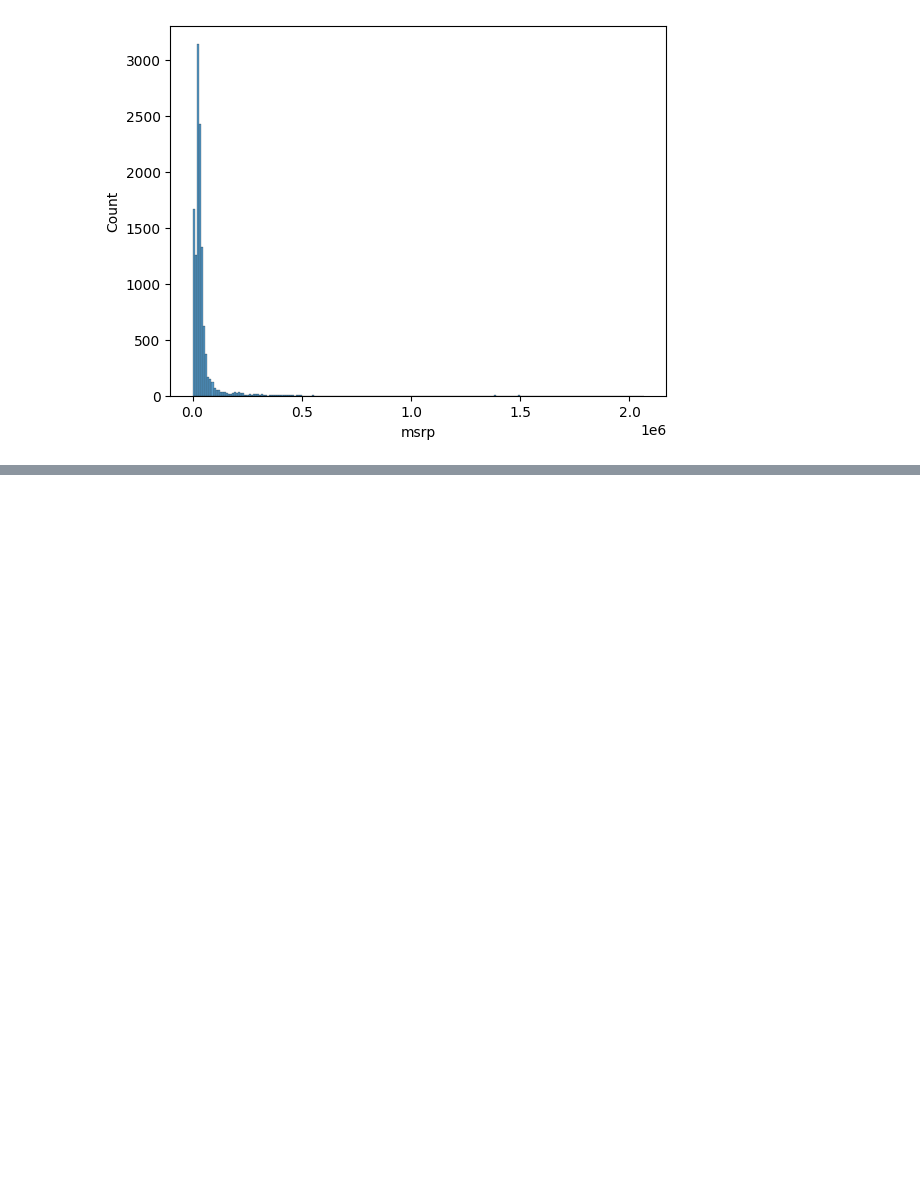
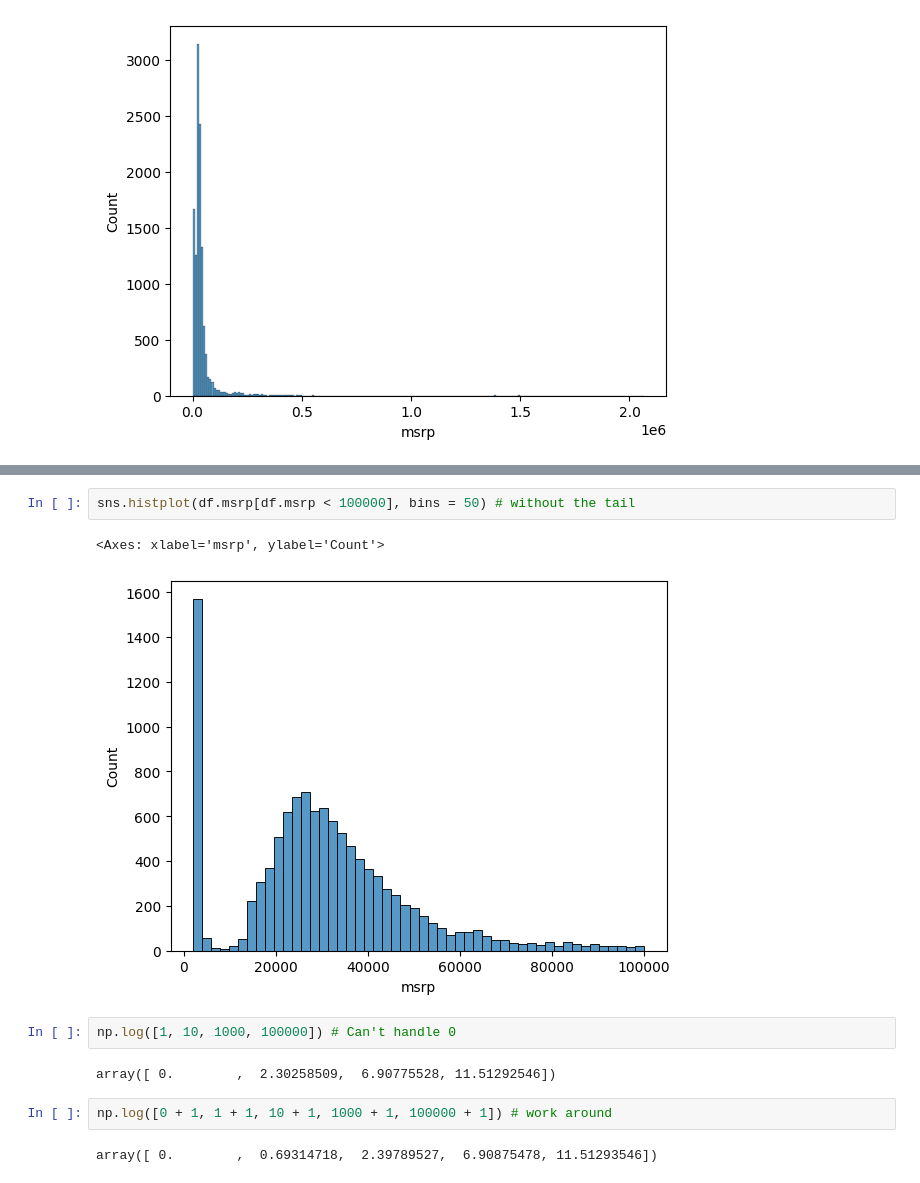
Before and after one commit to ayman-stat/ML-Zoomcamp-2025, a Jupyter notebook: 02-Regression/Notebook.ipynb, the cells around one changed output, grey strips where cells are left out. Cells and saved outputs as stored; diff of their text form; blank space fills up the shorter version.

```diff
--- a/02-Regression/Notebook.ipynb
+++ b/02-Regression/Notebook.ipynb
@@ -218,0 +224,13 @@ sns.histplot(df.msrp)
+# %%
+sns.histplot(df.msrp[df.msrp < 100000], bins = 50) # without the tail
+# %% [output]
+<Axes: xlabel='msrp', ylabel='Count'>
+[figure, added]
+# %%
+np.log([1, 10, 1000, 100000]) # Can't handle 0
+# %% [output]
+array([ 0.        ,  2.30258509,  6.90775528, 11.51292546])
+# %%
+np.log([0 + 1, 1 + 1, 10 + 1, 1000 + 1, 100000 + 1]) # work around
+# %% [output]
+array([ 0.        ,  0.69314718,  2.39789527,  6.90875478, 11.51293546])
```
Also changed, not shown: parts of 17 cells of this notebook.
